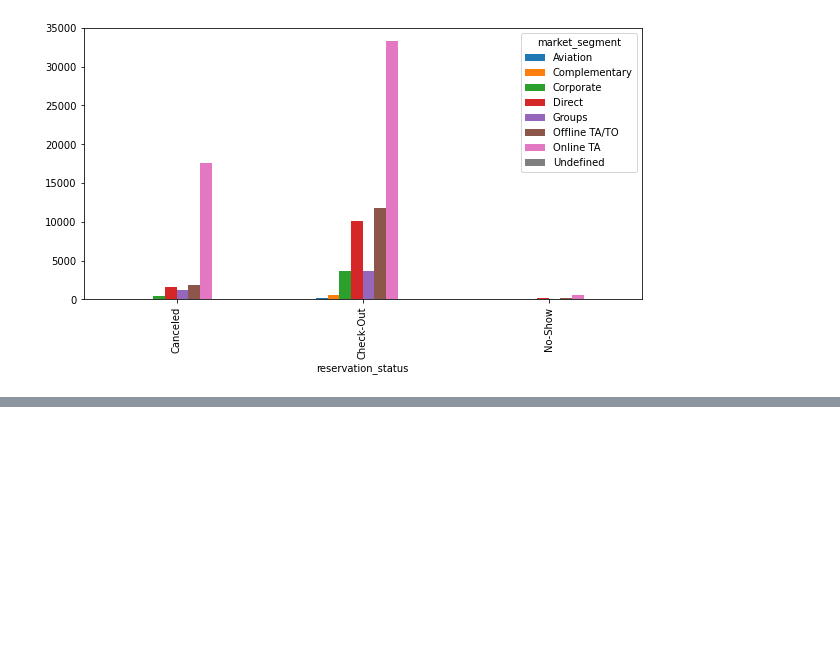
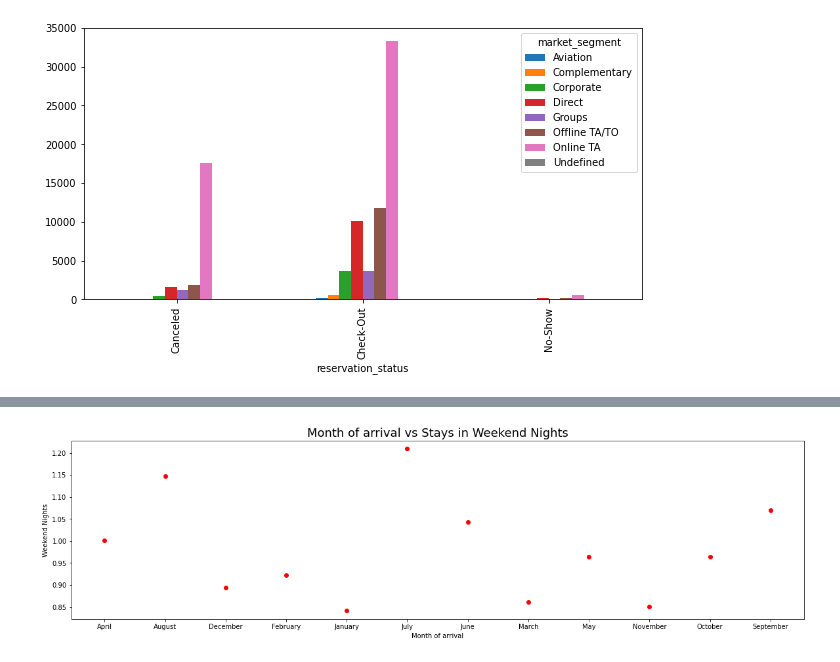
Before and after one commit to shivamm007/EDA---Hotel_Bookings, a Jupyter notebook: Hotel_Booking_Analysis_Capstone_Project_1.ipynb, the cells around one changed output, grey strips where cells are left out. Saved outputs shown, nothing was run; the diff lists cells and outputs as text; code cells hidden in the pictures; blank space fills up the shorter version.

```diff
--- a/Hotel_Booking_Analysis_Capstone_Project_1.ipynb
+++ b/Hotel_Booking_Analysis_Capstone_Project_1.ipynb
@@ -391,0 +401,9 @@ plt.show()
+# %%
+plt.figure(figsize=(20,5))
+plt.plot(c,'ro',color='red')
+plt.title('Month of arrival vs Stays in Weekend Nights',fontsize=18)
+plt.xlabel('Month of arrival')
+plt.ylabel('Weekend Nights')
+plt.show()
+# %% [output]
+[figure, added]
```
Also changed, not shown: parts of 7 cells of this notebook.
